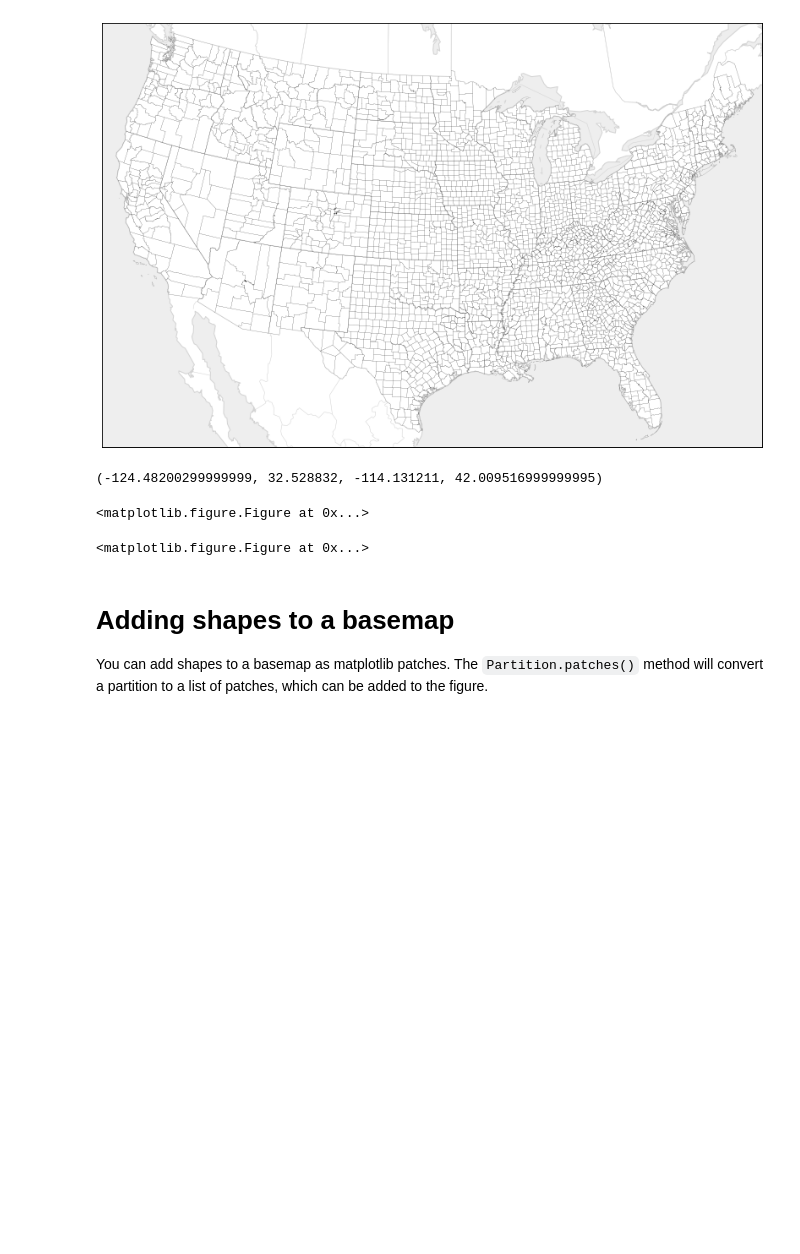
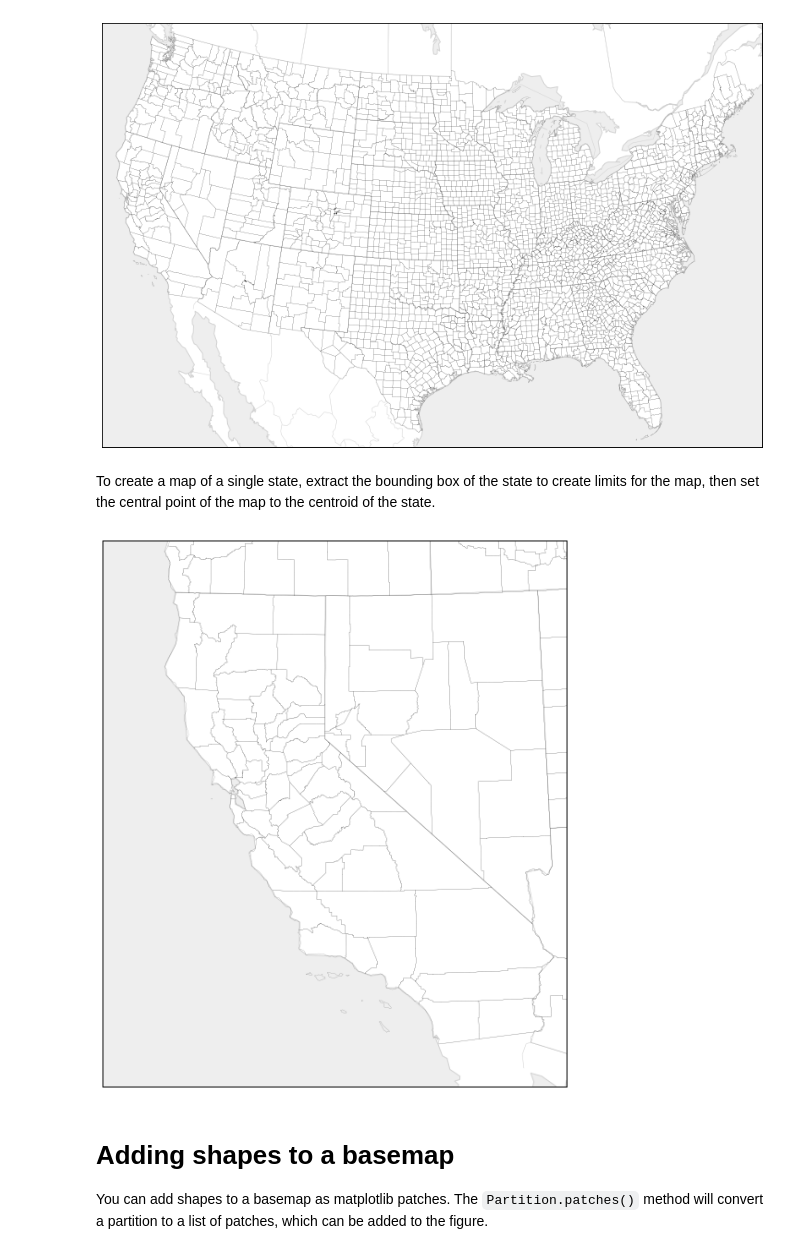
Before and after one commit to CivicKnowledge/census-bundles, a Jupyter notebook: census.gov/tiger-2015/States Display.ipynb, the cells around one changed output. Cells and saved outputs as stored; diff of their text form; code cells hidden in the pictures; blank space fills up the shorter version.

```diff
--- a/census.gov/tiger-2015/States Display.ipynb
+++ b/census.gov/tiger-2015/States Display.ipynb
@@ -113,29 +113,47 @@ m.drawcounties()
 # %% [output]
 <matplotlib.collections.LineCollection at 0x...>
 [figure]
+# %% [markdown]
+To create a map of a single state, extract the bounding box of the state to create limits for the map, then set the central point of the map to the centroid of the state.
 # %%
 from shapely.wkt import loads
+from shapely.geometry import box
 
+# Select just California
 ca = next(row for row in states_p if row.stusps == 'CA')
+
 geo = loads(ca.geometry)
 
-geo.bounds #(minx, miny, maxx, maxy) -> (llcrnrlon, llcrnrlat, urcrnrlon, urcrnrlat)
+# The map limits will be 1 degree larger than the bounding box of the state
+bounds = box(*geo.bounds).buffer(1).bounds
+
+args = dict(zip(('llcrnrlon', 'llcrnrlat', 'urcrnrlon', 'urcrnrlat'), bounds))
+
+# Add in the central point for the map.
+args['lat_0'] = geo.centroid.y
+args['lon_0'] = geo.centroid.x
 
 plt.figure(figsize=(9, 12))
 m = Basemap(projection='lcc', # Lambert conformal projection
                resolution='l', # # Low resolution boundary lines
-               # Extents of the map, in lat/lon
-               llcrnrlon=-119, urcrnrlon=-64, llcrnrlat=22, urcrnrlat=49,
                # Standard parallels; parameters of the projection
-               lat_1=33, lat_2=45,
-               # Central point
-               lon_0=-95,
-               area_thresh=10000 # DOn't plot features with area smaller than this
+               lat_1=33,
+
+               area_thresh=10000, # Don't plot features with area smaller than this
+               **args # Expand in the boundary arguments.
            )
+
+# Draw map background
+m.fillcontinents(color='white', lake_color='#eeeeee')
+m.drawstates(color='lightgray')
+m.drawcoastlines(color='lightgray')
+m.drawcountries(color='lightgray')
+m.drawmapboundary(fill_color='#eeeeee')
+m.drawcounties()
+
+plt.show()
 # %% [output]
-(-124.48200299999999, 32.528832, -114.131211, 42.009516999999995)
-<matplotlib.figure.Figure at 0x...>
-<matplotlib.figure.Figure at 0x...>
+[figure, added]
 # %% [markdown]
 # Adding shapes to a basemap
 
```
Also changed, not shown: parts of 1 cell of this notebook, 6 other files.
